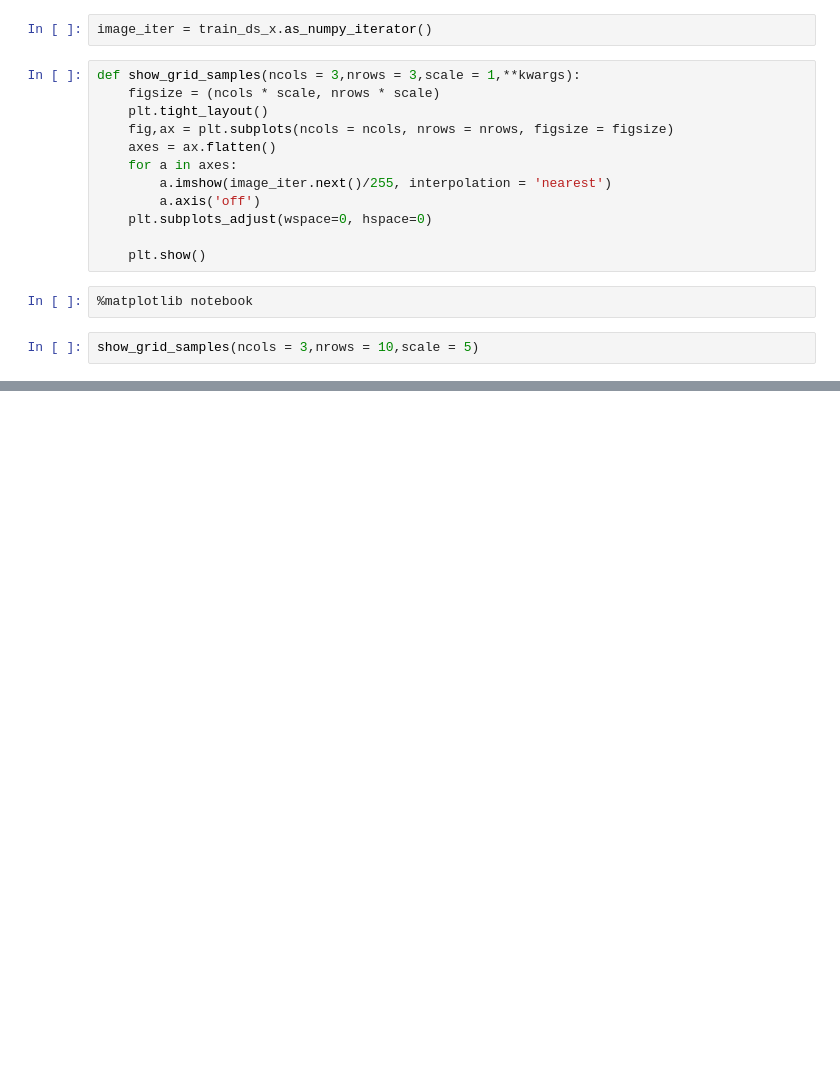
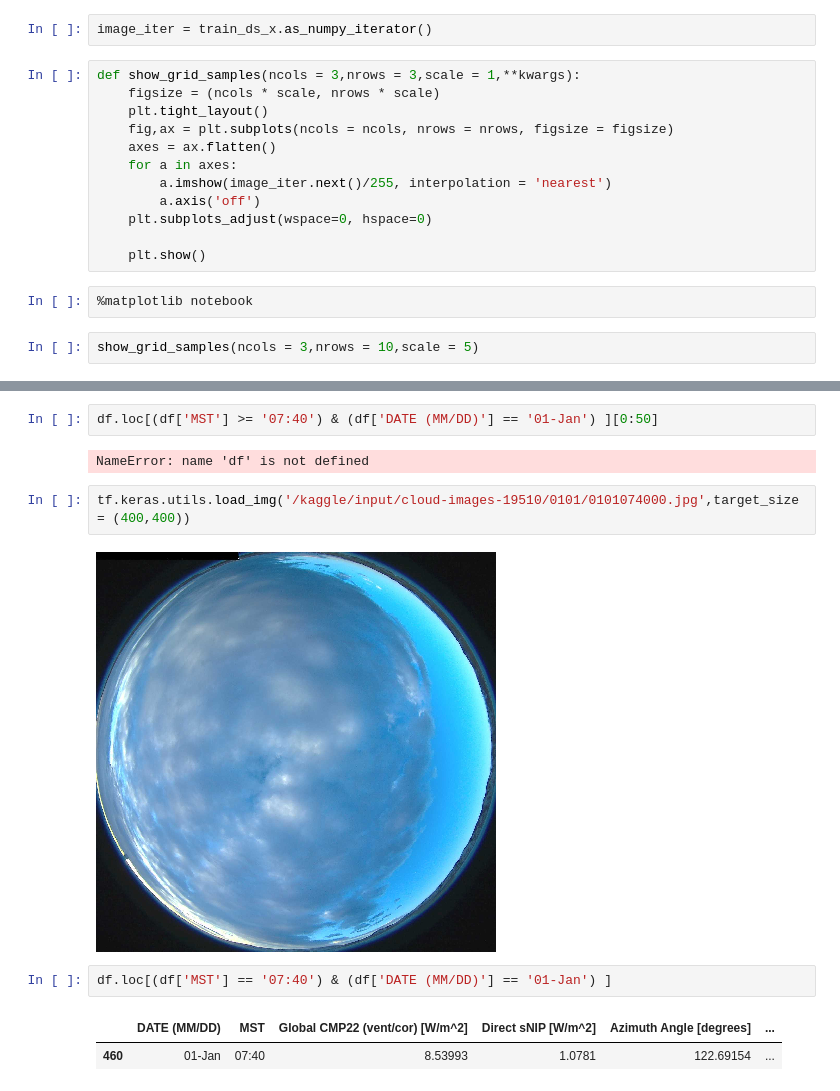
Before and after one commit to lordaarush/Cloud-Cover-Detection, a Jupyter notebook: clouds-movement-prediction.ipynb, the cells around one changed output, grey strips where cells are left out. Drawn from its saved outputs; the diff is of its cells as text; blank space fills up the shorter version.

```diff
--- a/clouds-movement-prediction.ipynb
+++ b/clouds-movement-prediction.ipynb
@@ -363,0 +439,13 @@ show_grid_samples(ncols = 3,nrows = 10,scale = 5)
+# %%
+df.loc[(df['MST'] >= '07:40') & (df['DATE (MM/DD)'] == '01-Jan') ][0:50]
+# %% [output]
+NameError: name 'df' is not defined
+# %%
+tf.keras.utils.load_img('/kaggle/input/cloud-images-19510/0101/0101074000.jpg',target_size = (400,400))
+# %% [output]
+[figure, added]
+# %%
+df.loc[(df['MST'] == '07:40') & (df['DATE (MM/DD)'] == '01-Jan') ]
+# %% [output]
+|  | DATE (MM/DD) | MST | Global CMP22 (vent/cor) [W/m^2] | Direct sNIP [W/m^2] | Azimuth Angle [degrees] | ... |
+| 460 | 01-Jan | 07:40 | 8.53993 | 1.0781 | 122.69154 | ... |
```
Also changed, not shown: parts of 20 cells of this notebook.
